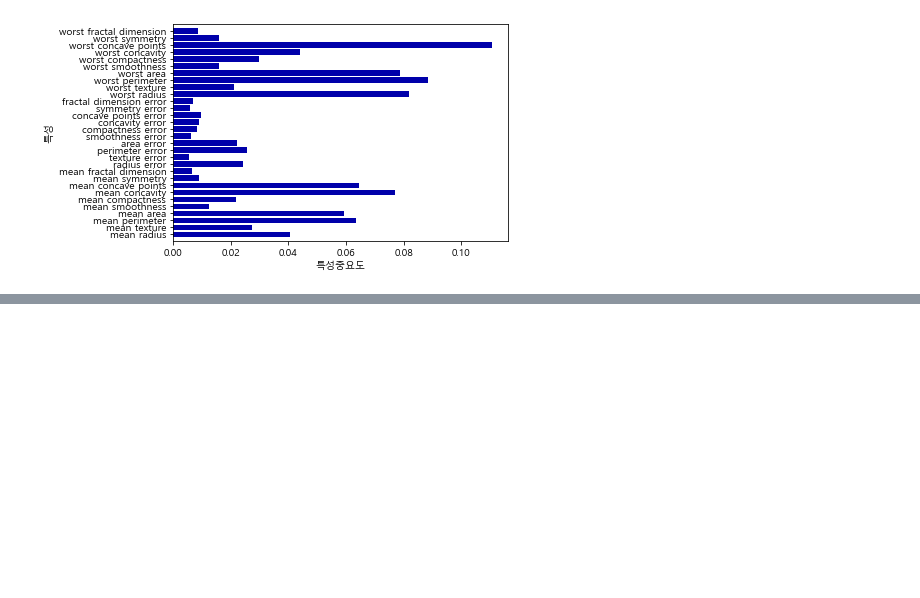
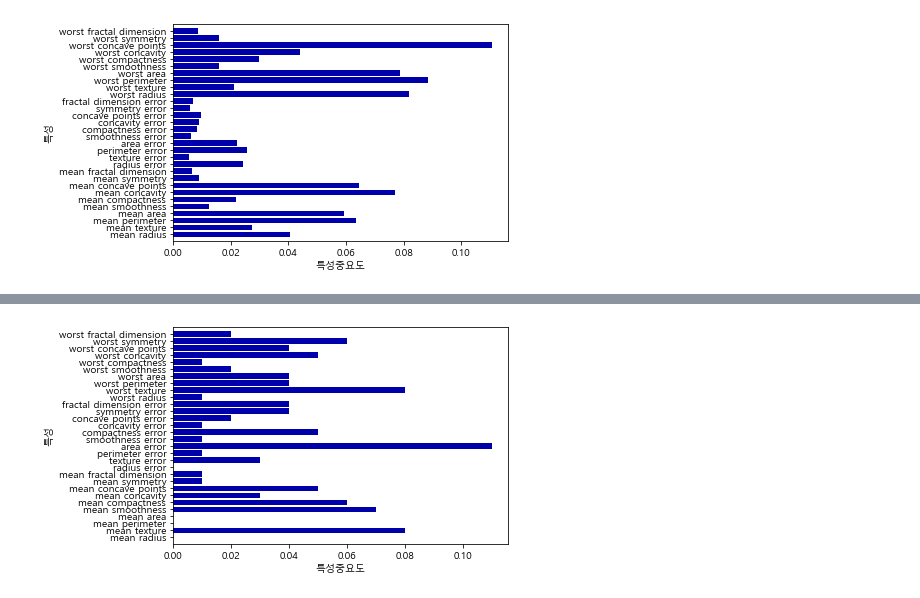
Before and after one commit to jeenuu/Machine-Learning-with-Python, a Jupyter notebook: chapter_2/2.3 Supervised_Machine_Learning_Algorithms.ipynb, the cells around one changed output, grey strips where cells are left out. Saved outputs shown, nothing was run; the diff lists cells and outputs as text; code cells hidden in the pictures; blank space fills up the shorter version.

```diff
--- a/chapter_2/2.3 Supervised_Machine_Learning_Algorithms.ipynb
+++ b/chapter_2/2.3 Supervised_Machine_Learning_Algorithms.ipynb
@@ -1131,0 +1189,10 @@ plt.show()
+# %%
+# 에이다부스트의 특성 중요도를 확인해보면 다른 모델에서 부각되지 않았던 area error 특성을 크게 강조하고 있다.
+plt.barh(range(n_features), ada.feature_importances_, align='center')
+plt.yticks(np.arange(n_features), cancer.feature_names)
+plt.xlabel("특성중요도")
+plt.ylabel("특성")
+plt.ylim(-1, n_features)
+plt.show()
+# %% [output]
+[figure, added]
```
Also changed, not shown: parts of 9 cells of this notebook.
